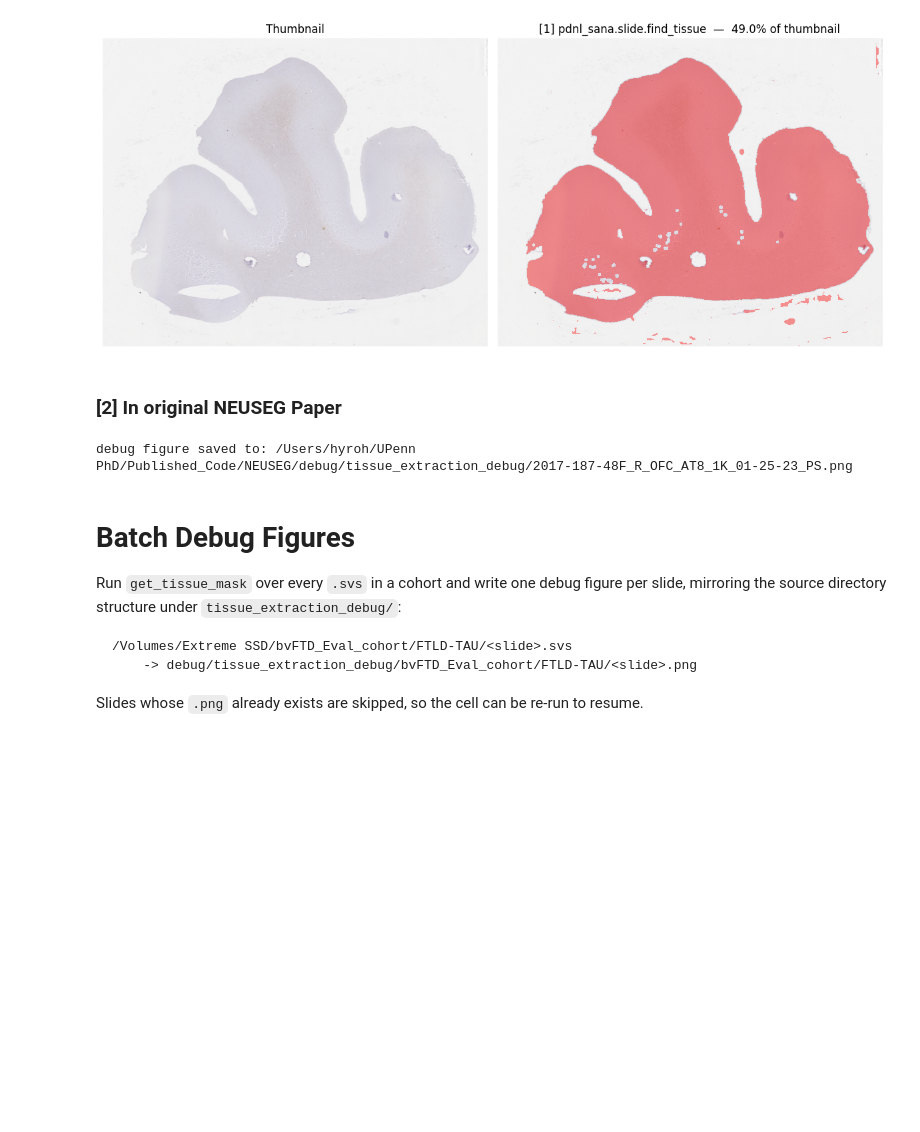
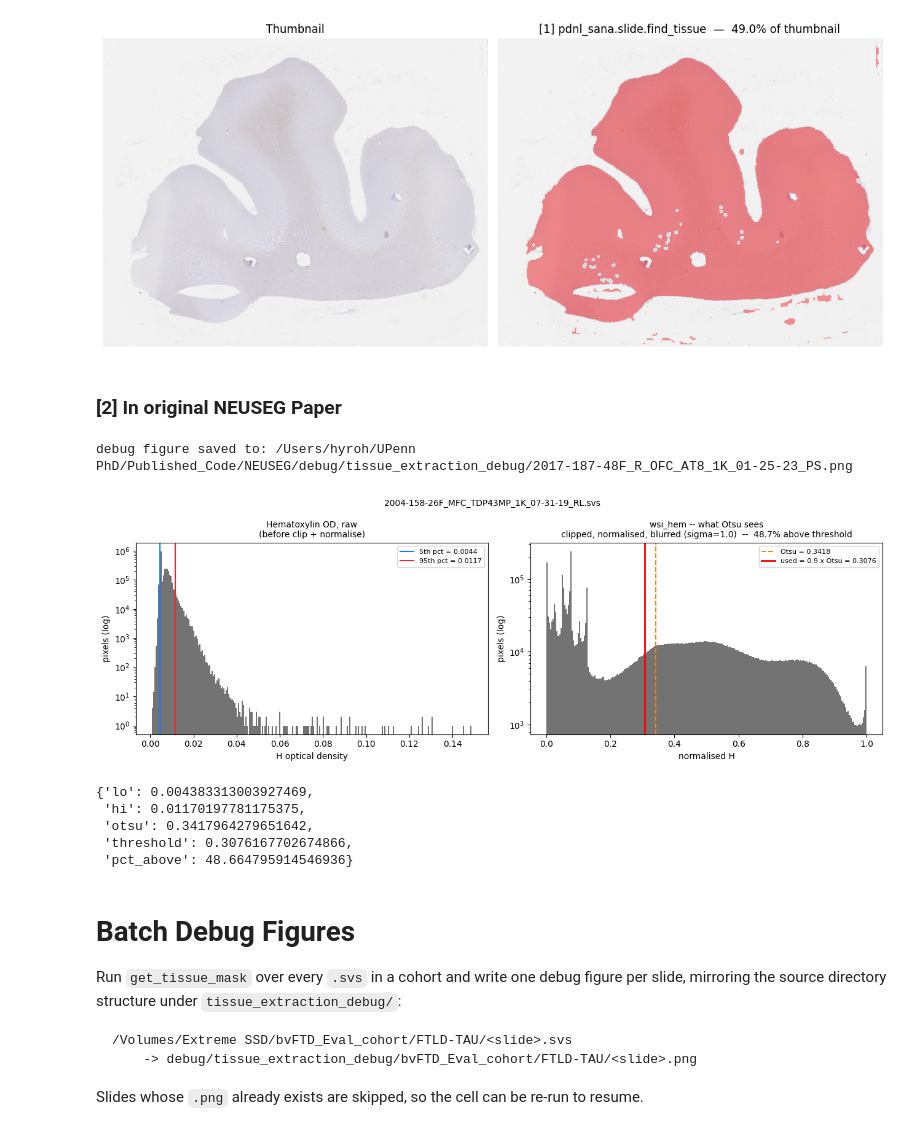
Before and after one commit to PennCompPathology/NEUSEG, a Jupyter notebook: debug/tissue_extraction.ipynb, the cells around one changed output. Drawn from its saved outputs; the diff is of its cells as text; code cells hidden in the pictures; blank space fills up the shorter version.

Commit message:
tissue extraction debugging run

```diff
--- a/debug/tissue_extraction.ipynb
+++ b/debug/tissue_extraction.ipynb
@@ -86,9 +87,9 @@ def get_tissue_mask(WSI_file_name, tb, debug_path=None):
     """
 
     # --- (1) Color deconvolution --> Hematoxylin Channel ---
+    # Hematoxylin OD
     HEM_SIGMA = 1.0  # blurring amount
-    hed = rgb2hed(tb.img.astype(np.float32) / 255.0)
-    H = hed[..., 0]  # Hematoxylin OD
+    H = rgb2hed(tb.img.astype(np.float32) / 255.0)[..., 0].astype(np.float32)
 
     # Normalization
     perct = 5
@@ -158,8 +159,15 @@ def get_tissue_mask(WSI_file_name, tb, debug_path=None):
 
         TISSUE_C, LO_C, HI_C, HOLE_C = 'red', '#1f77ff', '#ff2020', '#00e5ff'
 
-        def _panel(ax, base, title, overlays=(), cmap=None, vmin=None, vmax=None):
-            """Show `base` with a list of (bool mask, color, alpha, legend label) overlays."""
+        def _panel(ax, base, title, overlays=(), contours=(), cmap=None, vmin=None, vmax=None):
+            """Show `base` with (bool mask, color, alpha, label) overlays and
+            (bool mask, color, linewidth, label) contour outlines.
+
+            Overlays are resampled with the image when the panel is smaller than the
+            mask, so features only a few pixels across get washed out.  Contours are
+            stroked in figure space and stay crisp at any dpi -- use them to mark
+            small features such as the filled holes.
+            """
             ax.imshow(base, cmap=cmap, vmin=vmin, vmax=vmax)
             handles = []
             for m, color, alpha, label in overlays:
@@ -167,6 +175,12 @@ def get_tissue_mask(WSI_file_name, tb, debug_path=None):
                 ax.imshow(np.ma.masked_where(~m, m), cmap=ListedColormap([color]), alpha=alpha)
                 if label:
                     handles.append(Patch(facecolor=color, alpha=alpha, label=label))
+            for m, color, lw, label in contours:
+                m = np.asarray(m, dtype=bool)
+                if m.any():
+                    ax.contour(m.astype(float), levels=[0.5], colors=[color], linewidths=lw)
+                if label:
+                    handles.append(Line2D([], [], color=color, lw=max(lw, 1.2), label=label))
             if handles:
                 ax.legend(handles=handles, loc='lower left', fontsize=7, framealpha=0.8)
             ax.set_title(title, fontsize=9)
@@ -185,8 +199,8 @@ def get_tissue_mask(WSI_file_name, tb, debug_path=None):
             f'(1) Hematoxylin channel (H), raw OD\n'
             f'grayscale stretched over the surviving [{lo:.3f}, {hi:.3f}] range',
             overlays=[
-                (clipped_lo, LO_C, 1.0, f'clipped low, < {lo:.3f} ({pct(clipped_lo):.1f}%)'),
-                (clipped_hi, HI_C, 1.0, f'clipped high, > {hi:.3f} ({pct(clipped_hi):.1f}%)'),
+                (clipped_lo, LO_C, 0.4, f'clipped low, < {lo:.3f} ({pct(clipped_lo):.1f}%)'),
+                (clipped_hi, HI_C, 0.4, f'clipped high, > {hi:.3f} ({pct(clipped_hi):.1f}%)'),
             ],
             cmap='gray', vmin=lo, vmax=hi,
         )
@@ -211,8 +225,12 @@ def get_tissue_mask(WSI_file_name, tb, debug_path=None):
             axes[1, 2], tb.img,
             f'(5) Small internal holes filled (≤{min_hole_area_px} px)',
             overlays=[
-                (kept_bool, TISSUE_C, 0.2, 'mask before fill'),
-                (holes_filled, HOLE_C, 1.0, f'filled holes ({pct(holes_filled):.2f}%)'),
+                (kept_bool, TISSUE_C, 0.4, 'mask before fill'),
+                (holes_filled, HOLE_C, 1.0, None),
+            ],
+            contours=[
+                (holes_filled, HOLE_C, 1.0,
+                 f'filled holes ({int(holes_filled.sum())} px, {pct(holes_filled):.2f}%)'),
             ],
         )
         _panel(
@@ -226,7 +244,7 @@ def get_tissue_mask(WSI_file_name, tb, debug_path=None):
 
         out_name = os.path.splitext(os.path.basename(WSI_file_name))[0] + '.png'
         out_path = os.path.join(debug_path, out_name)
-        fig.savefig(out_path, dpi=150, bbox_inches='tight')
+        fig.savefig(out_path, dpi=150)
         plt.close(fig)
         print(f'debug figure saved to: {out_path}')
 
@@ -242,3 +325,12 @@ debug figure saved to: /Users/hyroh/UPenn PhD/Published_Code/NEUSEG/debug/tissue
+# %%
+histogram_threshold("/Volumes/Extreme SSD/bvFTD_Eval_cohort/FTLD-TDP/2004-158-26F_MFC_TDP43MP_1K_07-31-19_RL.svs")
+# %% [output]
+[figure, added]
+{'lo': 0.004383313003927469,
+ 'hi': 0.01170197781175375,
+ 'otsu': 0.3417964279651642,
+ 'threshold': 0.3076167702674866,
+ 'pct_above': 48.664795914546936}
 # %% [markdown]
 # Batch Debug Figures
 
```
Also changed, not shown: parts of 3 cells of this notebook, 1 other file.
